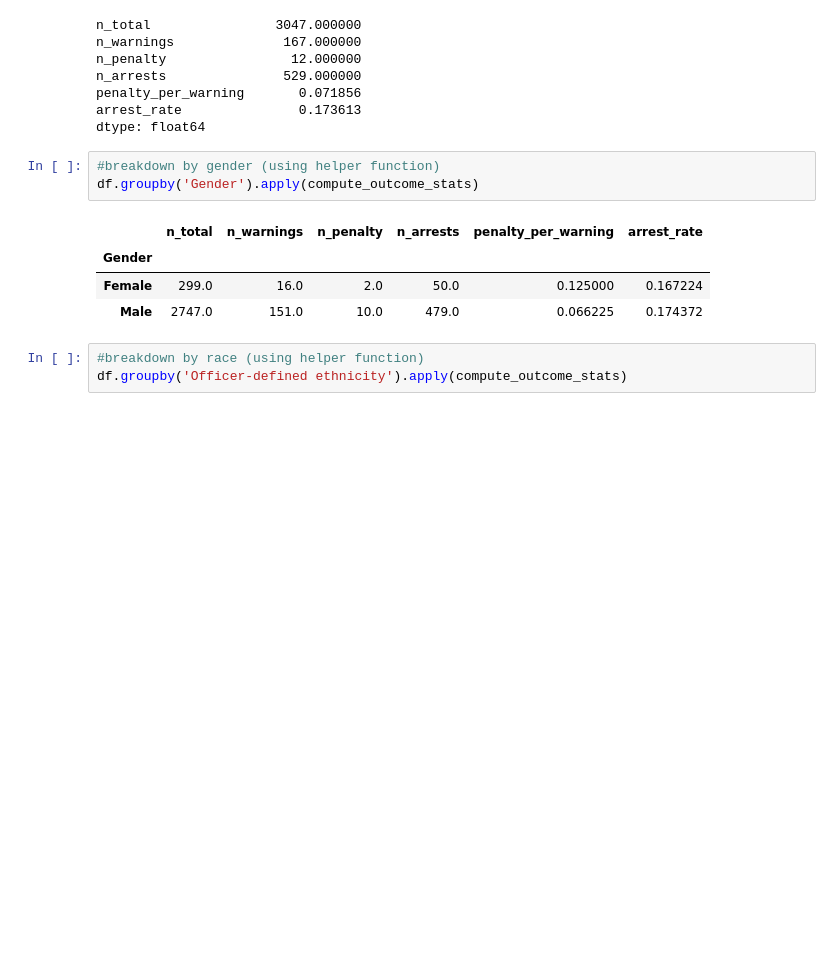
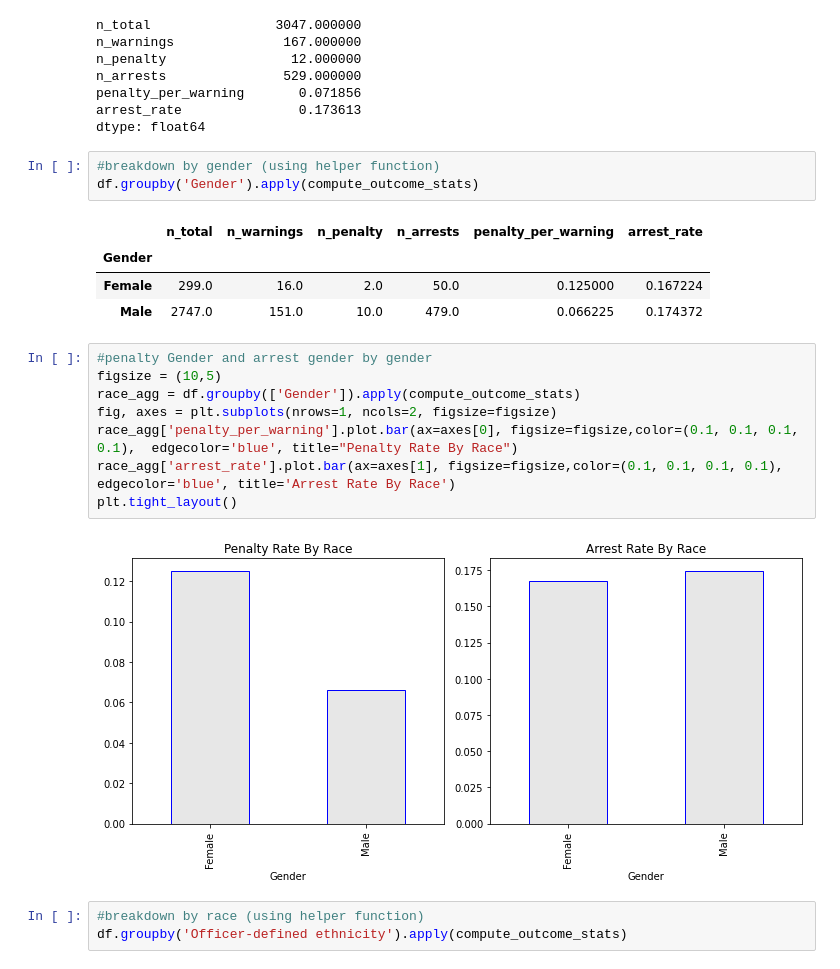
Before and after one commit to pateljay7018/CE888-7-SP-D.S.-and-decision-making-, a Jupyter notebook: Assignment-1/london_police_bias.ipynb, the cells around one changed output. Cells and saved outputs as stored; diff of their text form; blank space fills up the shorter version.

```diff
--- a/Assignment-1/london_police_bias.ipynb
+++ b/Assignment-1/london_police_bias.ipynb
@@ -302,6 +275,16 @@ df.groupby('Gender').apply(compute_outcome_stats)
 | Gender |  |  |  |  |  |  |
 | Female | 299.0 | 16.0 | 2.0 | 50.0 | 0.125000 | 0.167224 |
 | Male | 2747.0 | 151.0 | 10.0 | 479.0 | 0.066225 | 0.174372 |
+# %%
+#penalty Gender and arrest gender by gender
+figsize = (10,5)
+race_agg = df.groupby(['Gender']).apply(compute_outcome_stats)
+fig, axes = plt.subplots(nrows=1, ncols=2, figsize=figsize)
+race_agg['penalty_per_warning'].plot.bar(ax=axes[0], figsize=figsize,color=(0.1, 0.1, 0.1, 0.1),  edgecolor='blue', title="Penalty Rate By Race")
+race_agg['arrest_rate'].plot.bar(ax=axes[1], figsize=figsize,color=(0.1, 0.1, 0.1, 0.1),  edgecolor='blue', title='Arrest Rate By Race')
+plt.tight_layout()
+# %% [output]
+[figure, added]
 # %%
 #breakdown by race (using helper function)
 df.groupby('Officer-defined ethnicity').apply(compute_outcome_stats)
```
Also changed, not shown: parts of 9 cells of this notebook.
